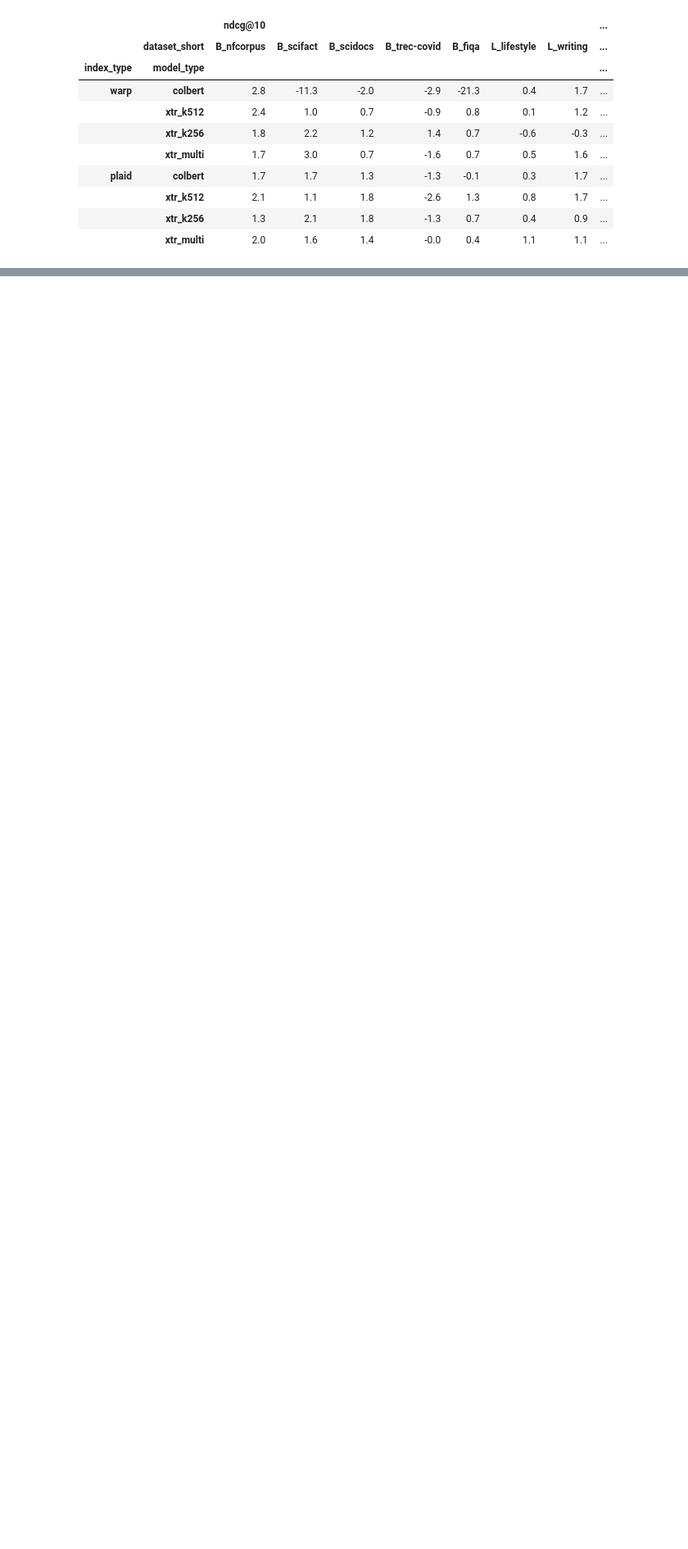
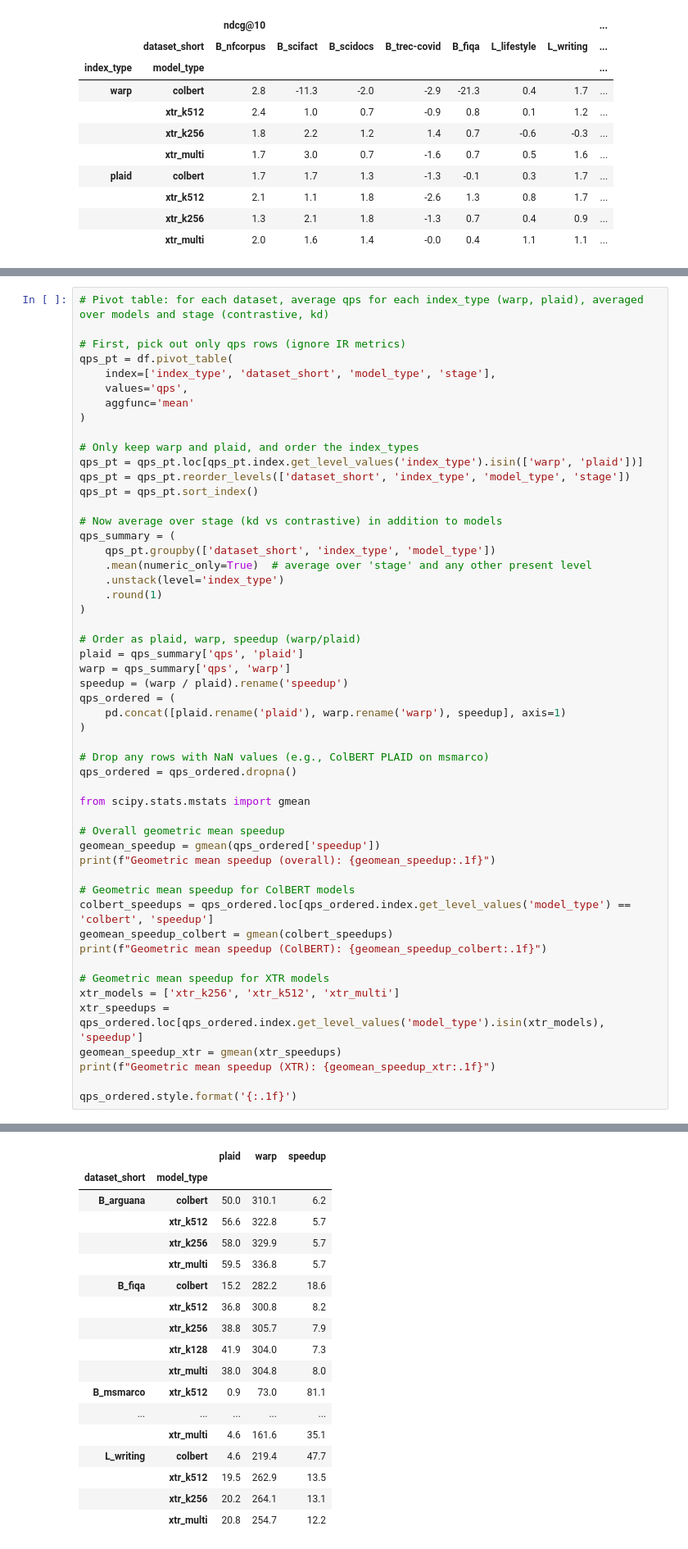
Before and after one commit to robro612/pylate, a Jupyter notebook: eval_analysis.ipynb, the cells around one changed output, grey strips where cells are left out. Shown at 82% size. Drawn from its saved outputs; the diff is of its cells as text; blank space fills up the shorter version.

```diff
--- a/eval_analysis.ipynb
+++ b/eval_analysis.ipynb
@@ -232,0 +235,53 @@ plt.show()
+# %%
+# Pivot table: for each dataset, average qps for each index_type (warp, plaid), averaged over models and stage (contrastive, kd)
+
+# First, pick out only qps rows (ignore IR metrics)
+qps_pt = df.pivot_table(
+    index=['index_type', 'dataset_short', 'model_type', 'stage'],
+    values='qps',
+    aggfunc='mean'
+)
+
+# Only keep warp and plaid, and order the index_types
+qps_pt = qps_pt.loc[qps_pt.index.get_level_values('index_type').isin(['warp', 'plaid'])]
+qps_pt = qps_pt.reorder_levels(['dataset_short', 'index_type', 'model_type', 'stage'])
+qps_pt = qps_pt.sort_index()
+
+# Now average over stage (kd vs contrastive) in addition to models
+qps_summary = (
+    qps_pt.groupby(['dataset_short', 'index_type', 'model_type'])
+    .mean(numeric_only=True)  # average over 'stage' and any other present level
+    .unstack(level='index_type')
+    .round(1)
+)
+
+# Order as plaid, warp, speedup (warp/plaid)
+plaid = qps_summary['qps', 'plaid']
+warp = qps_summary['qps', 'warp']
+speedup = (warp / plaid).rename('speedup')
+qps_ordered = (
+    pd.concat([plaid.rename('plaid'), warp.rename('warp'), speedup], axis=1)
+)
+
+# Drop any rows with NaN values (e.g., ColBERT PLAID on msmarco)
+qps_ordered = qps_ordered.dropna()
+
+from scipy.stats.mstats import gmean
+
+# Overall geometric mean speedup
+geomean_speedup = gmean(qps_ordered['speedup'])
+print(f"Geometric mean speedup (overall): {geomean_speedup:.1f}")
+
+# Geometric mean speedup for ColBERT models
+colbert_speedups = qps_ordered.loc[qps_ordered.index.get_level_values('model_type') == 'colbert', 'speedup']
+geomean_speedup_colbert = gmean(colbert_speedups)
+print(f"Geometric mean speedup (ColBERT): {geomean_speedup_colbert:.1f}")
+
+# Geometric mean speedup for XTR models
+xtr_models = ['xtr_k256', 'xtr_k512', 'xtr_multi']
+xtr_speedups = qps_ordered.loc[qps_ordered.index.get_level_values('model_type').isin(xtr_models), 'speedup']
+geomean_speedup_xtr = gmean(xtr_speedups)
+print(f"Geometric mean speedup (XTR): {geomean_speedup_xtr:.1f}")
+
+qps_ordered.style.format('{:.1f}')
+# %% [output]
@@ -232,0 +291,18 @@ plt.show()
+|  |  | plaid | warp | speedup |
+| dataset_short | model_type |  |  |  |
+| B_arguana | colbert | 50.0 | 310.1 | 6.2 |
+|  | xtr_k512 | 56.6 | 322.8 | 5.7 |
+|  | xtr_k256 | 58.0 | 329.9 | 5.7 |
+|  | xtr_multi | 59.5 | 336.8 | 5.7 |
+| B_fiqa | colbert | 15.2 | 282.2 | 18.6 |
+|  | xtr_k512 | 36.8 | 300.8 | 8.2 |
+|  | xtr_k256 | 38.8 | 305.7 | 7.9 |
+|  | xtr_k128 | 41.9 | 304.0 | 7.3 |
+|  | xtr_multi | 38.0 | 304.8 | 8.0 |
+| B_msmarco | xtr_k512 | 0.9 | 73.0 | 81.1 |
+| ... | ... | ... | ... | ... |
+|  | xtr_multi | 4.6 | 161.6 | 35.1 |
+| L_writing | colbert | 4.6 | 219.4 | 47.7 |
+|  | xtr_k512 | 19.5 | 262.9 | 13.5 |
+|  | xtr_k256 | 20.2 | 264.1 | 13.1 |
+|  | xtr_multi | 20.8 | 254.7 | 12.2 |
```
Also changed, not shown: parts of 21 cells of this notebook, 9 other files.
